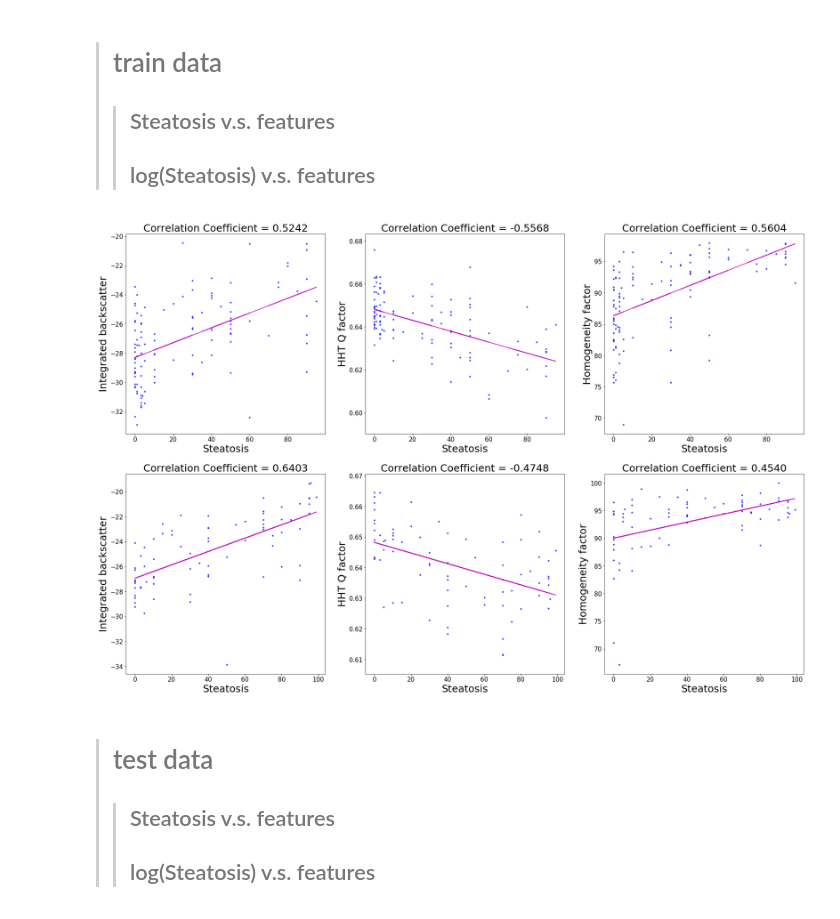
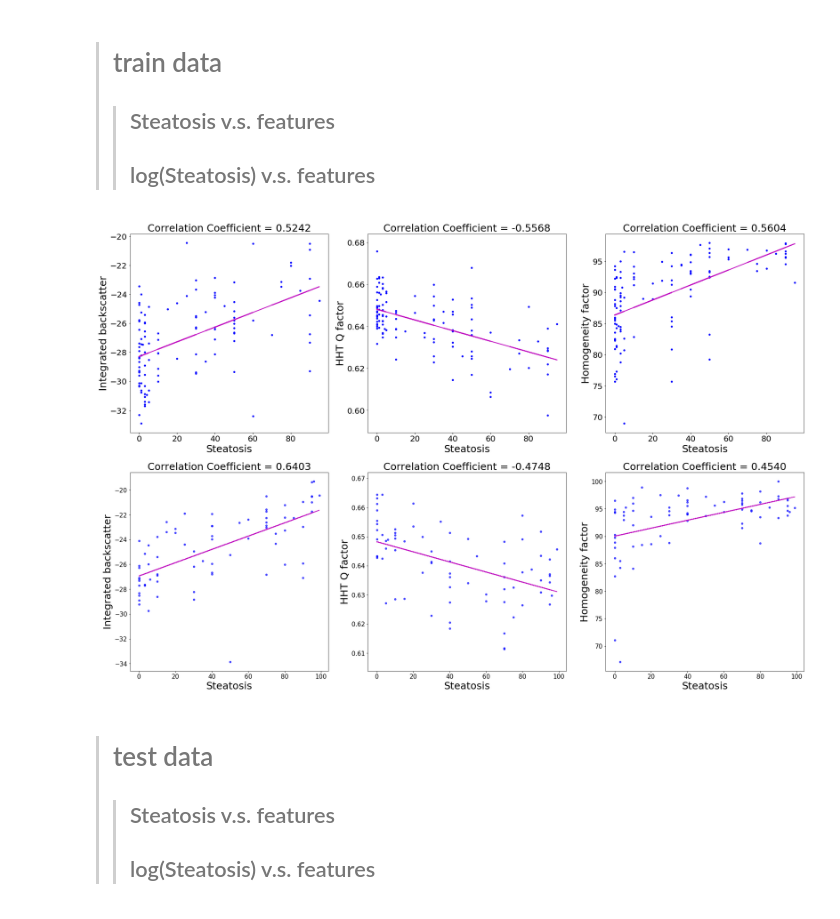
Before and after one commit to Lance0218/Fatty-liver-classifier, a Jupyter notebook: SVC/10Fold for Pathology _ NPathology/Scatter & Trend-line & Correlation Coefficient plot.ipynb, the cells around one changed output. Cells and saved outputs as stored; diff of their text form; code cells hidden in the pictures.

Commit message:
Data VIsualization

```diff
--- a/SVC/10Fold for Pathology _ NPathology/Scatter & Trend-line & Correlation Coefficient plot.ipynb
+++ b/SVC/10Fold for Pathology _ NPathology/Scatter & Trend-line & Correlation Coefficient plot.ipynb
@@ -40,39 +40,39 @@ categories = ['Integrated backscatter', 'HHT Q factor', 'Homogeneity factor']
 for i in range(3):
     R.append(np.corrcoef(X_train, y_train[:, i])[1,0])
     S.append(np.corrcoef(X_test, y_test[:, i])[1,0])
 
 # plot
 plt.figure(figsize = (30, 20))
 
 for i in range(3):
     plt.subplot(2, 3, 1+i)
-    plt.scatter(X_train, y_train[:, i], s = 10, c = 'blue', alpha = 0.7)
+    plt.scatter(X_train, y_train[:, i], s = 15, c = 'blue', alpha = 1)
     plt.title('Correlation Coefficient = {0:0.4f}'.format(R[i]), size=25)
     plt.xlabel('Steatosis', size = 25)
     plt.ylabel('{0}'.format(categories[i]), size = 25)
-    plt.xticks(size = 15)
-    plt.yticks(size = 15)
+    plt.xticks(size = 20)
+    plt.yticks(size = 20)
 
     ## calc the trendline (it is simply a linear fitting)
     z1 = np.polyfit(X_train, y_train[:, i], 1)
     p1 = np.poly1d(z1)
-    plt.plot(X_train, p1(X_train),'m-')
+    plt.plot(X_train, p1(X_train),'m-', linewidth=2)
 
     plt.subplot(2, 3, 4+i)
-    plt.scatter(X_test, y_test[:, i], s = 10, c = 'blue', alpha = 0.7)
+    plt.scatter(X_test, y_test[:, i], s = 15, c = 'blue', alpha = 1)
     plt.title('Correlation Coefficient = {0:0.4f}'.format(S[i]), size=25)
     plt.xlabel('Steatosis', size = 25)
     plt.ylabel('{0}'.format(categories[i]), size = 25)
     plt.xticks(size = 15)
     plt.yticks(size = 15)
 
     ## calc the trendline (it is simply a linear fitting)
     z2 = np.polyfit(X_test, y_test[:, i], 1)
     p2 = np.poly1d(z2)
     plt.plot(X_test, p2(X_test),'m-')
 plt.show()
 # %% [output]
-[figure, old version]
+[figure, new version]
 # %% [markdown]
 ># test data
 >>## Steatosis v.s. features
```
